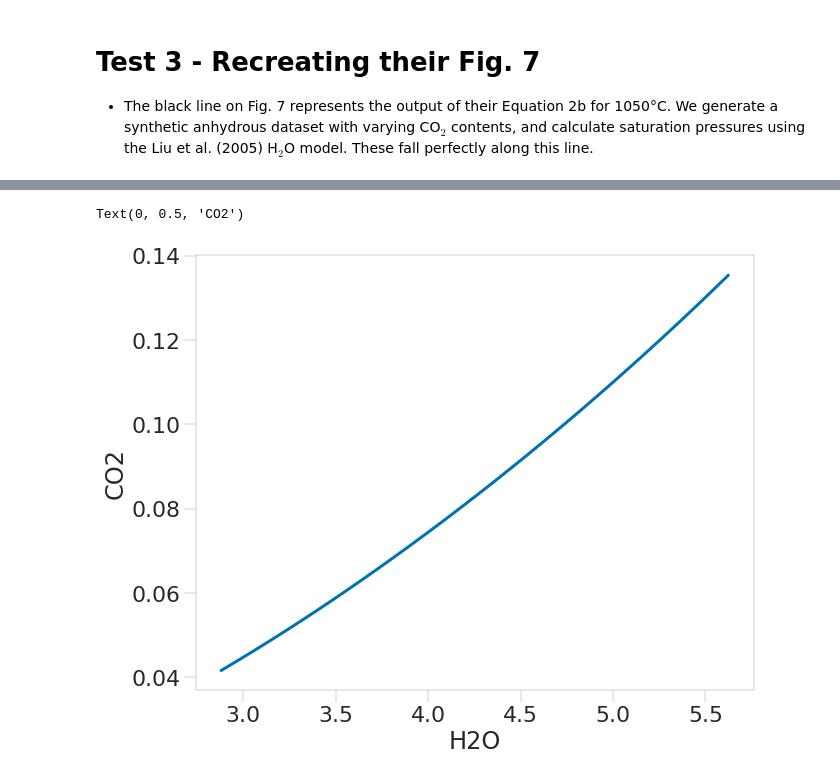
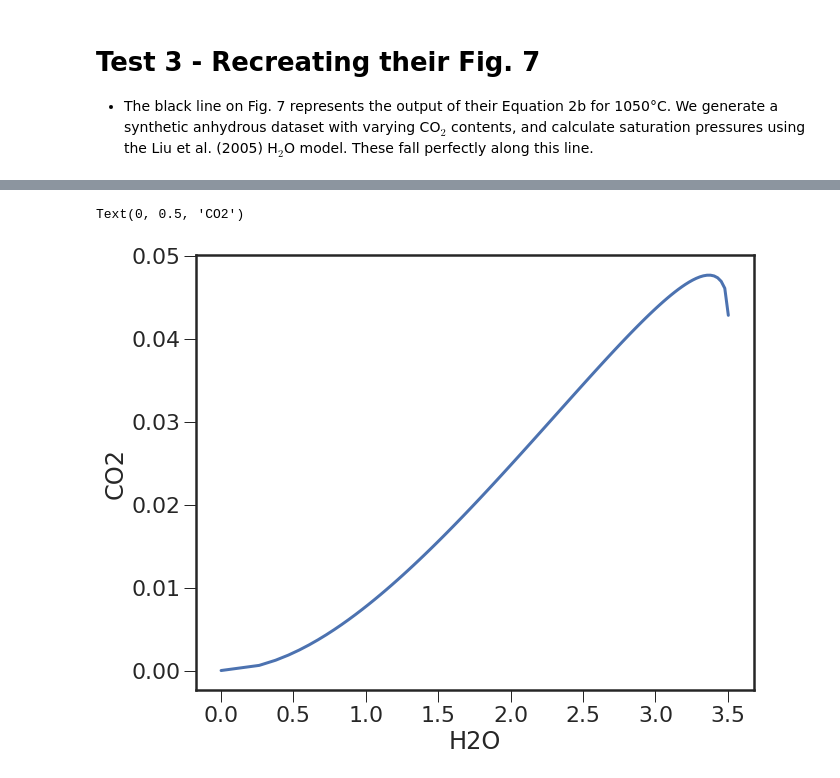
Before and after one commit to kaylai/VESIcal, a Jupyter notebook: Calibration/Testing/Testing_Liu_et_al_2005.ipynb, the cells around one changed output, grey strips where cells are left out. Cells and saved outputs as stored; diff of their text form; code cells hidden in the pictures.

Commit message:
Add files via upload
swapped isobar isopleth typo

```diff
--- a/Calibration/Testing/Testing_Liu_et_al_2005.ipynb
+++ b/Calibration/Testing/Testing_Liu_et_al_2005.ipynb
@@ -20,16 +20,19 @@ import statsmodels.api as sm
 from statsmodels.sandbox.regression.predstd import wls_prediction_std
 %matplotlib inline
 # %%
+msp_fontdict = {'family': 'serif',
+				 'color': 'darkblue',
+				 'weight': 'normal',
+				 'size': 18,}
+
 plt.rcParams["font.family"] = 'arial'
 plt.rcParams["mathtext.default"] = "regular"
 plt.rcParams["mathtext.fontset"] = "dejavusans"
+plt.style.use("seaborn-colorblind")
+mpl.rcParams['patch.linewidth'] = 1
+mpl.rcParams['axes.linewidth'] = 1 # set the value globally
 %matplotlib inline
-sns.set(style="ticks", context="poster",rc={"grid.linewidth": 0.2,"xtick.major.width": 0.2,"ytick.major.width": 0.2, 'patch.edgecolor': 'black'})
-
-plt.style.use("seaborn-colorblind")
-#jtplot.style()
-mpl.rcParams['patch.linewidth'] = 0.2
-mpl.rcParams['axes.linewidth'] = 0.2 # set the value globally
+sns.set(style="ticks", context="poster",rc={"grid.linewidth": 1,"xtick.major.width": 1,"ytick.major.width": 1, 'patch.edgecolor': 'black'})
 # %% [markdown]
 # Test 1 - Comparing experimental pressures to those calculated from VESIcal
 # %%
@@ -151,14 +153,14 @@ v.plot_isobars_and_isopleths(isobars, isopleths)
 # %%
 # Calculating 1000 bar isotherm
 index1000bars=isobars["Pressure"]==1000
 index2000bars=isobars["Pressure"]==2000
 index3000bars=isobars["Pressure"]==3000
-H2O=isopleths["H2O_liq"]
-CO2=isopleths["CO2_liq"]
+H2O=isobars["H2O_liq"]
+CO2=isobars["CO2_liq"]
 fig, ax1 = plt.subplots(figsize = (10,8))
 plt.plot(H2O[index1000bars], CO2[index1000bars])
 plt.xlabel('H2O')
 plt.ylabel('CO2')
 # %% [output]
 Text(0, 0.5, 'CO2')
-[figure, old version]
+[figure, new version]
```
Also changed, not shown: parts of 8 cells of this notebook.
